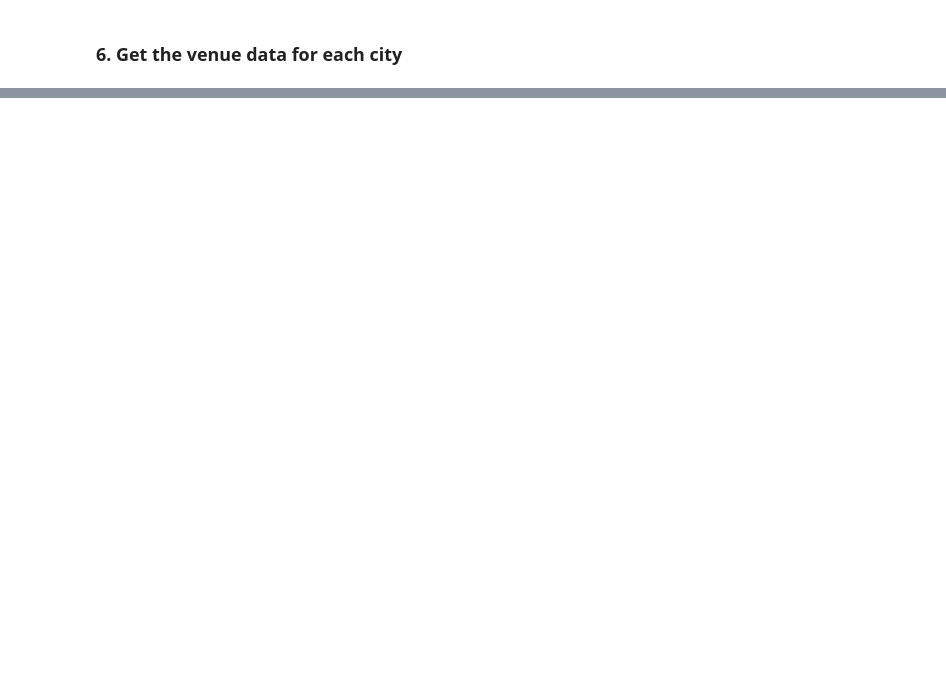
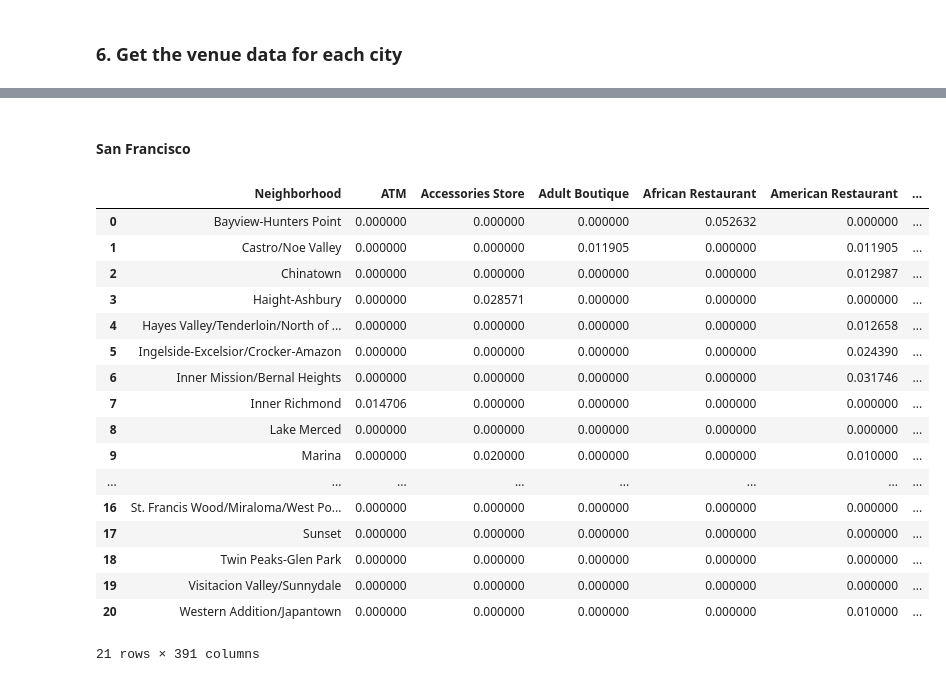
Before and after one commit to mjauza/Coursera_Capstone, a Jupyter notebook: Comparison of SF, NY and TO.ipynb, the cells around one changed output, grey strips where cells are left out. Saved outputs shown, nothing was run; the diff lists cells and outputs as text; code cells hidden in the pictures; blank space fills up the shorter version.

```diff
--- a/Comparison of SF, NY and TO.ipynb
+++ b/Comparison of SF, NY and TO.ipynb
@@ -280,0 +488,8 @@ map_sf
+# %%
+sf_onehot_column_set = set(sf_onehot.columns.values.tolist())
+ny_onehot_column_set = set(ny_onehot.columns.values.tolist())
+to_onehot_column_set = set(to_onehot.columns.values.tolist())
+# %%
+all_columns_set = sf_onehot_column_set.union(ny_onehot_column_set, to_onehot_column_set)
+# %%
+sf_columns_to_add = all_columns_set.difference(sf_onehot_column_set)
@@ -280,0 +499,3 @@ map_sf
+# %%
+for col in sf_columns_to_add:
+    sf_onehot[col] = 0
@@ -280,0 +543,24 @@ map_sf
+# %% [markdown]
+#### San Francisco
+# %%
+sf_grouped = sf_onehot.groupby('Neighborhood').mean().reset_index()
+sf_grouped
+# %% [output]
+|  | Neighborhood | ATM | Accessories Store | Adult Boutique | African Restaurant | American Restaurant | ... |
+| 0 | Bayview-Hunters Point | 0.000000 | 0.000000 | 0.000000 | 0.052632 | 0.000000 | ... |
+| 1 | Castro/Noe Valley | 0.000000 | 0.000000 | 0.011905 | 0.000000 | 0.011905 | ... |
+| 2 | Chinatown | 0.000000 | 0.000000 | 0.000000 | 0.000000 | 0.012987 | ... |
+| 3 | Haight-Ashbury | 0.000000 | 0.028571 | 0.000000 | 0.000000 | 0.000000 | ... |
+| 4 | Hayes Valley/Tenderloin/North of ... | 0.000000 | 0.000000 | 0.000000 | 0.000000 | 0.012658 | ... |
+| 5 | Ingelside-Excelsior/Crocker-Amazon | 0.000000 | 0.000000 | 0.000000 | 0.000000 | 0.024390 | ... |
+| 6 | Inner Mission/Bernal Heights | 0.000000 | 0.000000 | 0.000000 | 0.000000 | 0.031746 | ... |
+| 7 | Inner Richmond | 0.014706 | 0.000000 | 0.000000 | 0.000000 | 0.000000 | ... |
+| 8 | Lake Merced | 0.000000 | 0.000000 | 0.000000 | 0.000000 | 0.000000 | ... |
+| 9 | Marina | 0.000000 | 0.020000 | 0.000000 | 0.000000 | 0.010000 | ... |
+| ... | ... | ... | ... | ... | ... | ... | ... |
+| 16 | St. Francis Wood/Miraloma/West Po... | 0.000000 | 0.000000 | 0.000000 | 0.000000 | 0.000000 | ... |
+| 17 | Sunset | 0.000000 | 0.000000 | 0.000000 | 0.000000 | 0.000000 | ... |
+| 18 | Twin Peaks-Glen Park | 0.000000 | 0.000000 | 0.000000 | 0.000000 | 0.000000 | ... |
+| 19 | Visitacion Valley/Sunnydale | 0.000000 | 0.000000 | 0.000000 | 0.000000 | 0.000000 | ... |
+| 20 | Western Addition/Japantown | 0.000000 | 0.000000 | 0.000000 | 0.000000 | 0.010000 | ... |
+21 rows × 391 columns
```
Also changed, not shown: parts of 70 cells of this notebook, 8 other files.
